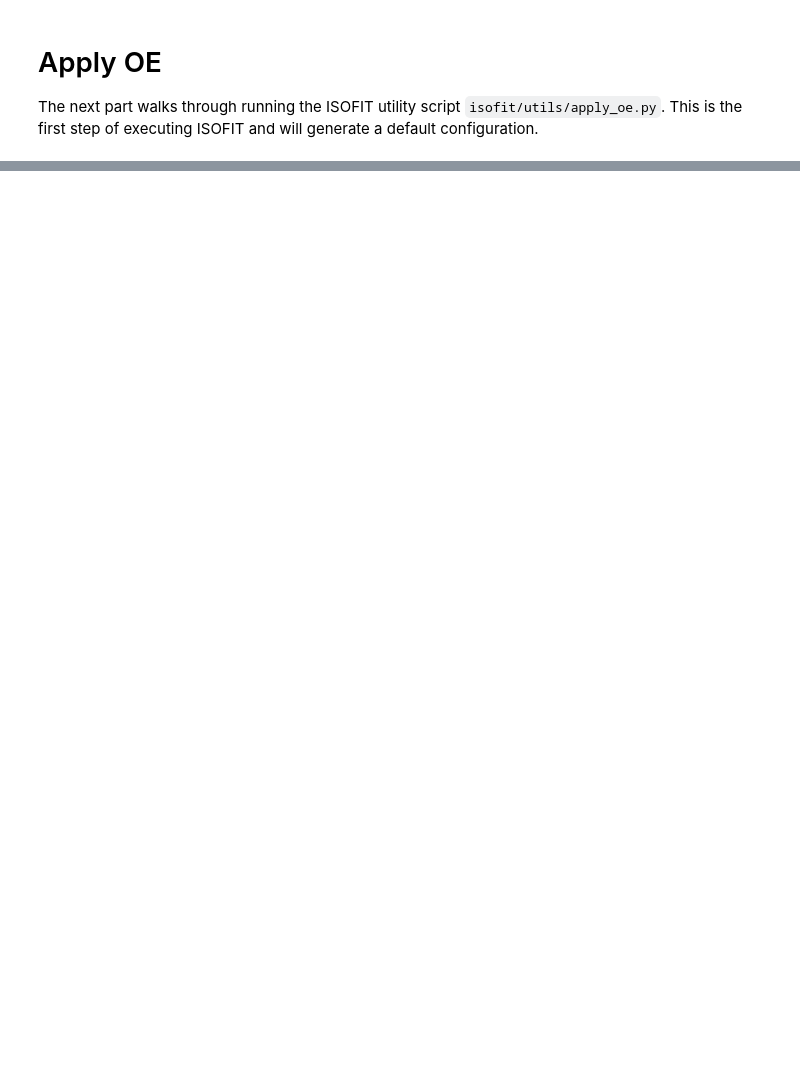
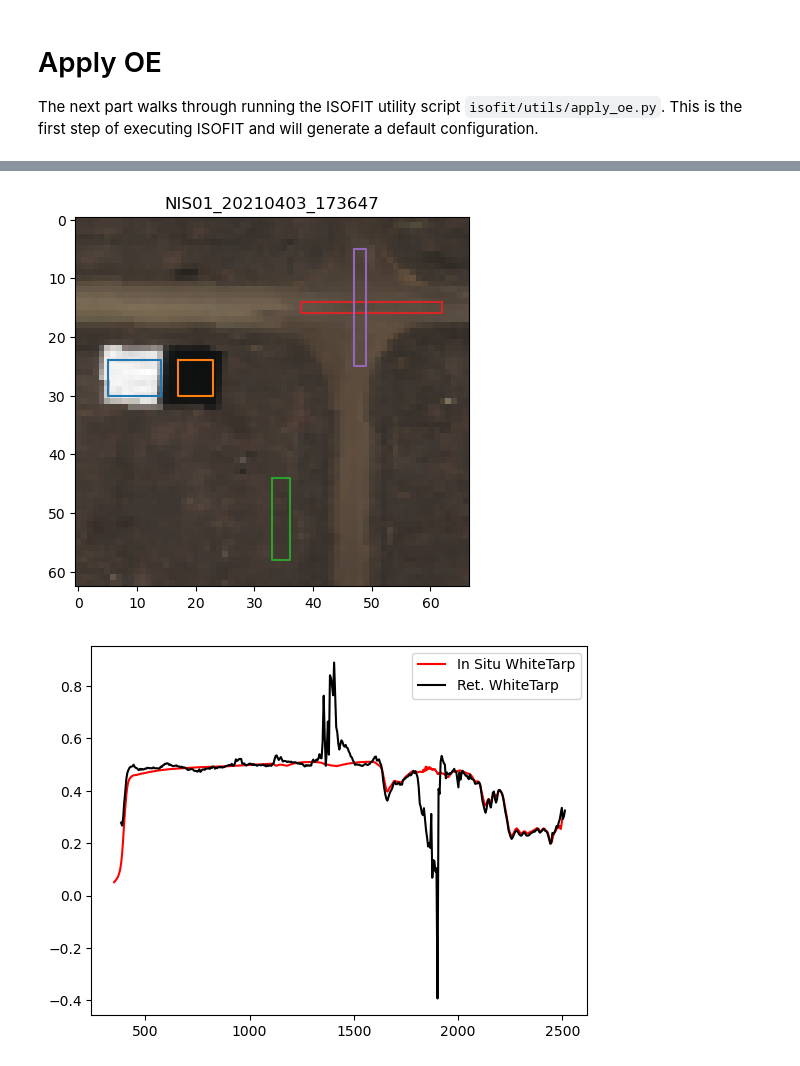
Before and after one commit to isofit/isofit-tutorials, a Jupyter notebook: isotuts/NEON/neon.ipynb, the cells around one changed output, grey strips where cells are left out. Cells and saved outputs as stored; diff of their text form; code cells hidden in the pictures; blank space fills up the shorter version.

Commit message:
update neon.ipynb notebook

```diff
--- a/isotuts/NEON/neon.ipynb
+++ b/isotuts/NEON/neon.ipynb
@@ -93,15 +97,15 @@ report['173647'] = {           # Upp L Y  | Low R Y  | Upp L X | Low R X
     'WhiteTarp': np.round([2224.9626, 2230.9771, 316.0078, 324.9385,]).astype(int),
     'BlackTarp': np.round([2224.9626, 2231.0032, 328.0086, 333.9731,]).astype(int),
     'Veg'      : np.round([2245.0381, 2258.8103, 343.9006, 346.9423,]).astype(int),
-    'EWRoad'   : np.round([2214.9905, 2216.9978, 348.9902, 373.0080,]).astype(int),
-    'NSRoad'   : np.round([2205.9580, 2225.9612, 357.9536, 359.9608,]).astype(int)
+    'RoadEW'   : np.round([2214.9905, 2216.9978, 348.9902, 373.0080,]).astype(int),
+    'RoadNS'   : np.round([2205.9580, 2225.9612, 357.9536, 359.9608,]).astype(int)
 }
 report['174150'] = {           # Upp L Y | Low R Y | Upp L X  | Low R X
     'WhiteTarp': np.round([653.9626, 659.9771, 3143.0078, 3151.9385]).astype(int),
     'BlackTarp': np.round([653.9626, 660.0032, 3155.0086, 3160.9731]).astype(int),
     'Veg'      : np.round([674.0381, 687.8103, 3170.9006, 3173.9423]).astype(int),
-    'EWRoad'   : np.round([643.9905, 645.9978, 3175.9902, 3200.0080]).astype(int),
-    'NSRoad'   : np.round([634.9580, 654.9612, 3184.9536, 3186.9608]).astype(int)
+    'RoadEW'   : np.round([643.9905, 645.9978, 3175.9902, 3200.0080]).astype(int),
+    'RoadNS'   : np.round([634.9580, 654.9612, 3184.9536, 3186.9608]).astype(int)
 }
 # Converts numpy array to comma-separated string for ISOFIT
 toString = lambda array: ', '.join(str(v) for v in array)
@@ -111,9 +115,3 @@ neon_id = list(report.keys())[0]
 
 # Select the locations from the neon id -- roi == Regions of Interest
 roi = report[neon_id]
-
-# Path to the input NEON data
-indata = home/'isofit/.idea/neon/data/TableMountainCalibration/Radiance'
-
-# Path to write isofit output
-output = home/'tutorials/isotuts/NEON/'
@@ -313,0 +228,31 @@ plt.legend()
+# %%
+from spectral.io import envi
+import matplotlib.pyplot as plt
+for _key, key in enumerate(report.keys()):
+  if _key < 1:
+
+    rfl_ds = envi.open(os.path.join(output, f'NIS01_20210403_{key}','output',f'NIS01_20210403_{key}_rfl.hdr'))
+    rfl_rgb = rfl_ds.open_memmap(interleave='bip')[:,:,np.array([60,40,30])].copy()
+    wl = np.array([float(x) for x in rfl_ds.metadata['wavelength']])
+
+    miny = np.min([np.min([i[0],i[1]]) for k,i in report[key].items()])-5
+    maxy = np.max([np.max([i[0],i[1]]) for k,i in report[key].items()])+5
+    minx = np.min([np.min([i[2],i[3]]) for k,i in report[key].items()])-5
+    maxx = np.max([np.max([i[2],i[3]]) for k,i in report[key].items()])+5
+
+    plt.figure()
+    plt.imshow(rfl_rgb / np.max(rfl_rgb,axis=(0,1)))
+    plt.title(f'NIS01_20210403_{key}')
+    for k,i in report[key].items():
+        plt.plot([i[2]-minx,i[3]-minx,i[3]-minx,i[2]-minx,i[2]-minx],[i[0]-miny,i[0]-miny,i[1]-miny,i[1]-miny,i[0]-miny],label=k)
+
+    for k,i in report[key].items():
+        plt.figure()
+        in_situ = np.genfromtxt(f'data/FieldSpectrometer/{k}01/Data/{k}01_Refl.dat', skip_header=3)
+        plt.plot(in_situ[:,0], in_situ[:,1], label=f'In Situ {k}',c='red',ls='-')
+        mean_rfl = np.mean(rfl_ds.open_memmap(interleave='bip')[i[0]-miny:i[1]-miny,i[2]-minx:i[3]-minx,:],axis=(0,1))
+        plt.plot(wl, mean_rfl, label=f'Ret. {k}', c='black')
+        plt.legend()
+# %% [output]
+[figure, added]
+[figure, added]
```
Also changed, not shown: parts of 24 cells of this notebook.
